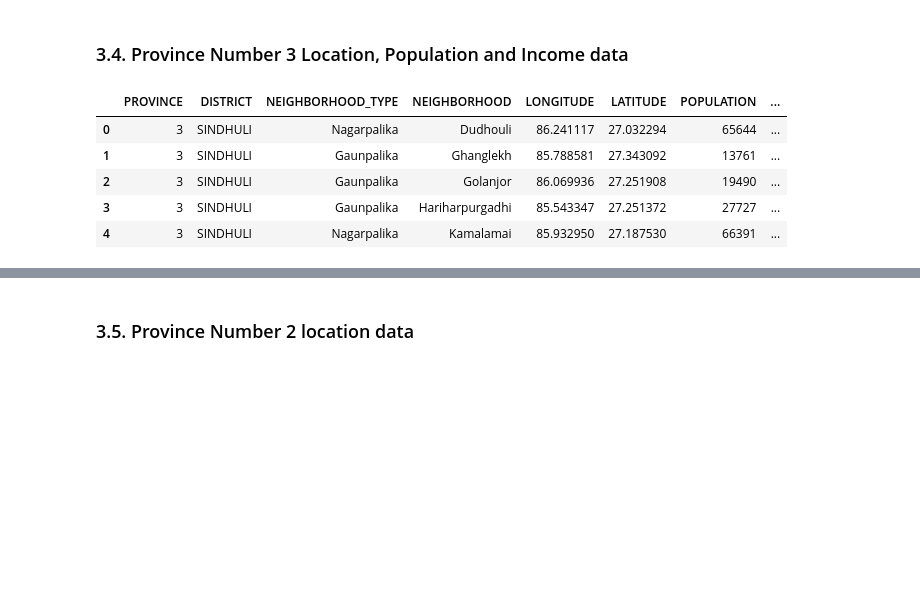
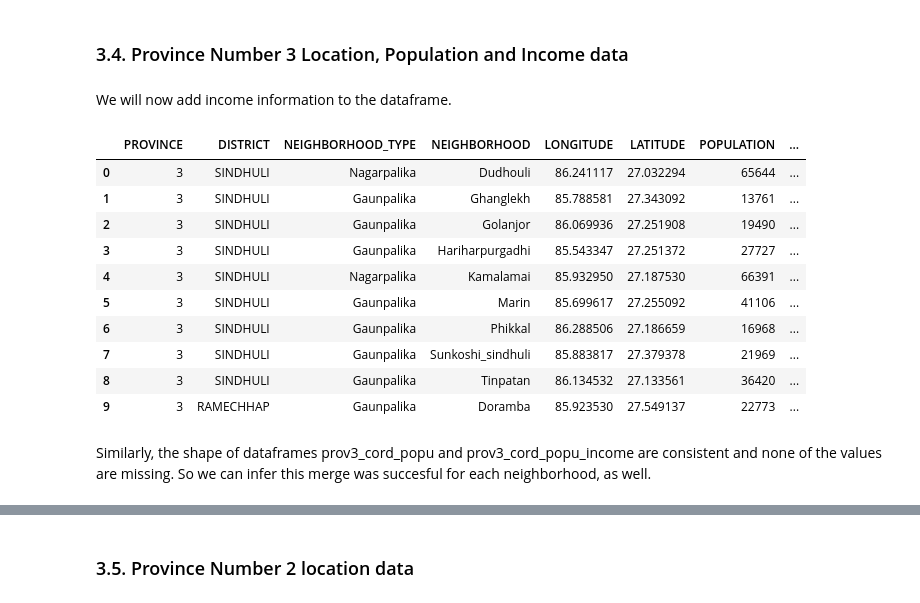
Before and after one commit to ujwal-sah/Courses, a Jupyter notebook: IBM Data Science Professional Certificate/9. Applied Data Science Capstone/Project/The Battle of Neighborhoods (Week 2).ipynb, the cells around one changed output, grey strips where cells are left out. Cells and saved outputs as stored; diff of their text form; code cells hidden in the pictures; blank space fills up the shorter version.

```diff
--- a/IBM Data Science Professional Certificate/9. Applied Data Science Capstone/Project/The Battle of Neighborhoods (Week 2).ipynb
+++ b/IBM Data Science Professional Certificate/9. Applied Data Science Capstone/Project/The Battle of Neighborhoods (Week 2).ipynb
@@ -137,15 +161,24 @@ print(prov3_cord_popu.shape)
 # %% [markdown]
 ### 3.4. Province Number 3 Location, Population and Income data<a id='id-3-4'></a>
+# %% [markdown]
+We will now add income information to the dataframe.
 # %%
 prov3_cord_popu_income = pd.merge(prov3_cord_popu, income)
-prov3_cord_popu_income.head()
+prov3_cord_popu_income.head(10)
 # %% [output]
 |  | PROVINCE | DISTRICT | NEIGHBORHOOD_TYPE | NEIGHBORHOOD | LONGITUDE | LATITUDE | POPULATION | ... |
 | 0 | 3 | SINDHULI | Nagarpalika | Dudhouli | 86.241117 | 27.032294 | 65644 | ... |
 | 1 | 3 | SINDHULI | Gaunpalika | Ghanglekh | 85.788581 | 27.343092 | 13761 | ... |
 | 2 | 3 | SINDHULI | Gaunpalika | Golanjor | 86.069936 | 27.251908 | 19490 | ... |
 | 3 | 3 | SINDHULI | Gaunpalika | Hariharpurgadhi | 85.543347 | 27.251372 | 27727 | ... |
 | 4 | 3 | SINDHULI | Nagarpalika | Kamalamai | 85.932950 | 27.187530 | 66391 | ... |
+| 5 | 3 | SINDHULI | Gaunpalika | Marin | 85.699617 | 27.255092 | 41106 | ... |
+| 6 | 3 | SINDHULI | Gaunpalika | Phikkal | 86.288506 | 27.186659 | 16968 | ... |
+| 7 | 3 | SINDHULI | Gaunpalika | Sunkoshi_sindhuli | 85.883817 | 27.379378 | 21969 | ... |
+| 8 | 3 | SINDHULI | Gaunpalika | Tinpatan | 86.134532 | 27.133561 | 36420 | ... |
+| 9 | 3 | RAMECHHAP | Gaunpalika | Doramba | 85.923530 | 27.549137 | 22773 | ... |
+# %% [markdown]
+Similarly, the shape of dataframes prov3_cord_popu and prov3_cord_popu_income are consistent and none of the values are missing. So we can infer this merge was succesful for each neighborhood, as well.
 # %%
 #everything looks good
 print(prov3_cord_popu.shape)
```
Also changed, not shown: parts of 69 cells of this notebook.
